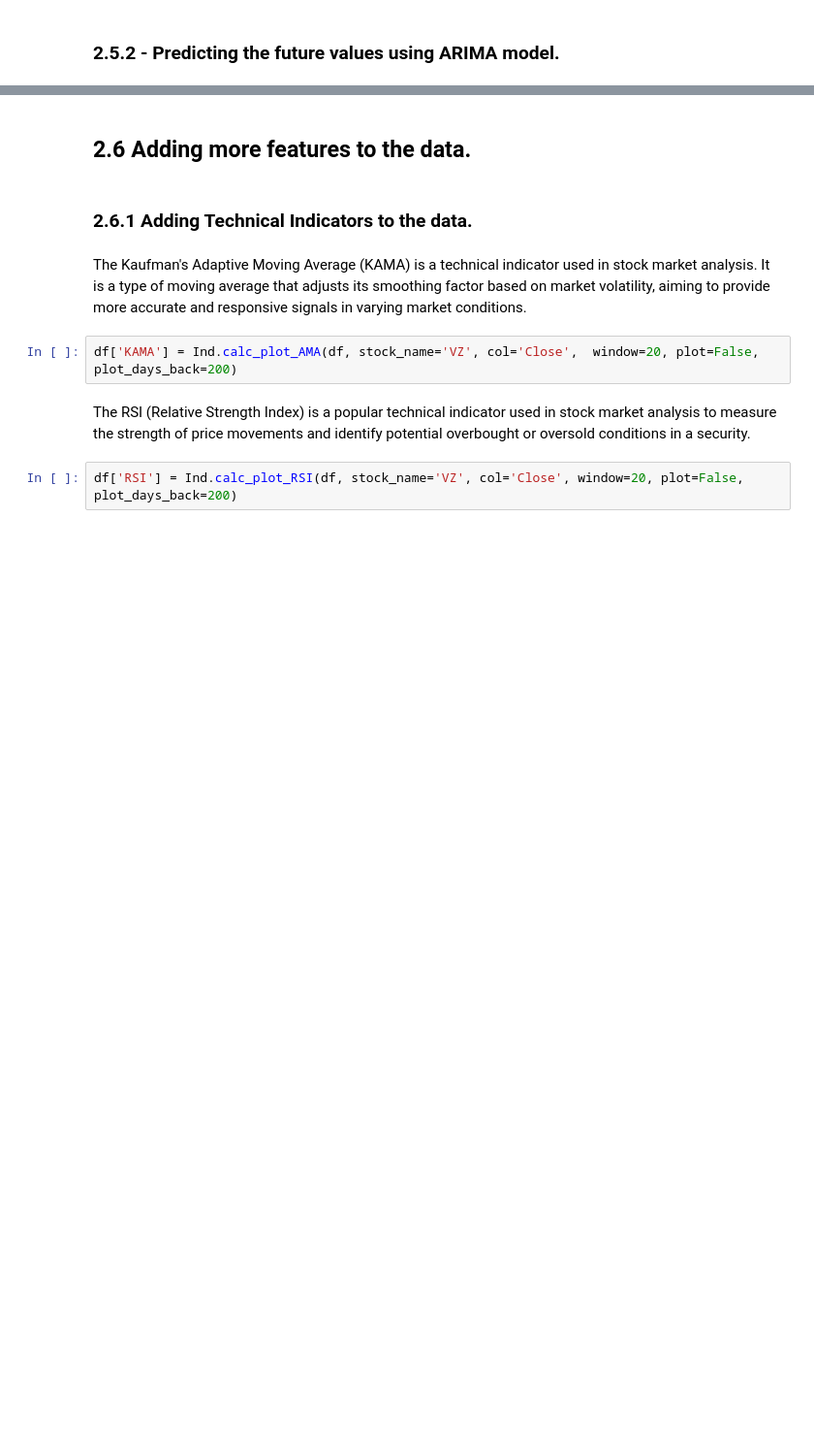
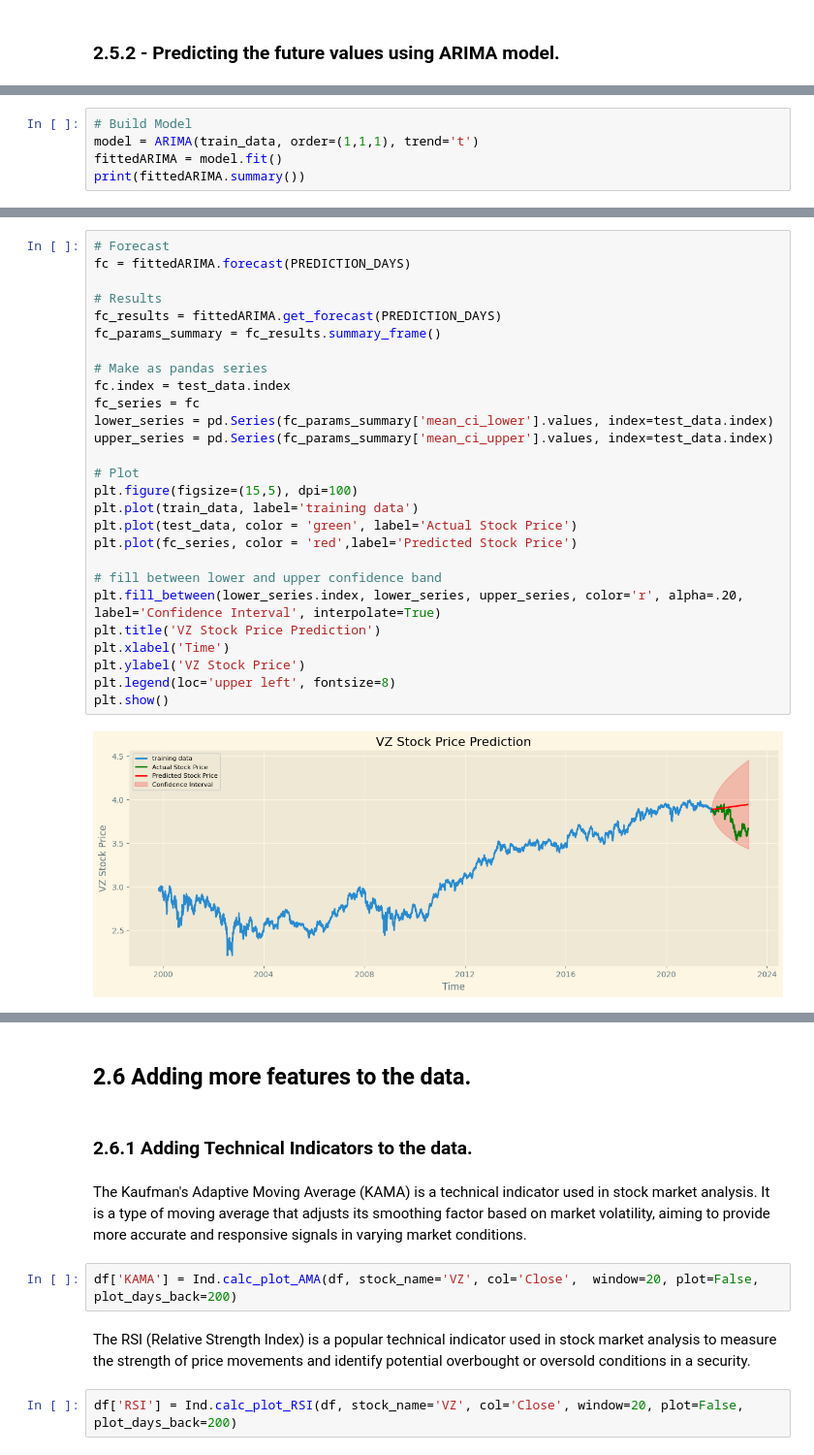
Before and after one commit to Folongton/Stock-Analysis, a Jupyter notebook: P1-Indicators-Chart-Analysis/P2-Modeling-Feature_Ingeneering.ipynb, the cells around one changed output, grey strips where cells are left out. Shown at 97% size. Cells and saved outputs as stored; diff of their text form; blank space fills up the shorter version.

```diff
--- a/P1-Indicators-Chart-Analysis/P2-Modeling-Feature_Ingeneering.ipynb
+++ b/P1-Indicators-Chart-Analysis/P2-Modeling-Feature_Ingeneering.ipynb
@@ -330,0 +325,5 @@ Name: predicted_mean, dtype: float64
+# %%
+# Build Model
+model = ARIMA(train_data, order=(1,1,1), trend='t')
+fittedARIMA = model.fit()
+print(fittedARIMA.summary())
@@ -330,0 +348,29 @@ Name: predicted_mean, dtype: float64
+# %%
+# Forecast
+fc = fittedARIMA.forecast(PREDICTION_DAYS)
+
+# Results
+fc_results = fittedARIMA.get_forecast(PREDICTION_DAYS)
+fc_params_summary = fc_results.summary_frame()
+
+# Make as pandas series
+fc.index = test_data.index
+fc_series = fc
+lower_series = pd.Series(fc_params_summary['mean_ci_lower'].values, index=test_data.index)
+upper_series = pd.Series(fc_params_summary['mean_ci_upper'].values, index=test_data.index)
+
+# Plot
+plt.figure(figsize=(15,5), dpi=100)
+plt.plot(train_data, label='training data')
+plt.plot(test_data, color = 'green', label='Actual Stock Price')
+plt.plot(fc_series, color = 'red',label='Predicted Stock Price')
+
+# fill between lower and upper confidence band
+plt.fill_between(lower_series.index, lower_series, upper_series, color='r', alpha=.20, label='Confidence Interval', interpolate=True)
+plt.title('VZ Stock Price Prediction')
+plt.xlabel('Time')
+plt.ylabel('VZ Stock Price')
+plt.legend(loc='upper left', fontsize=8)
+plt.show()
+# %% [output]
+[figure, added]
```
Also changed, not shown: parts of 20 cells of this notebook.
